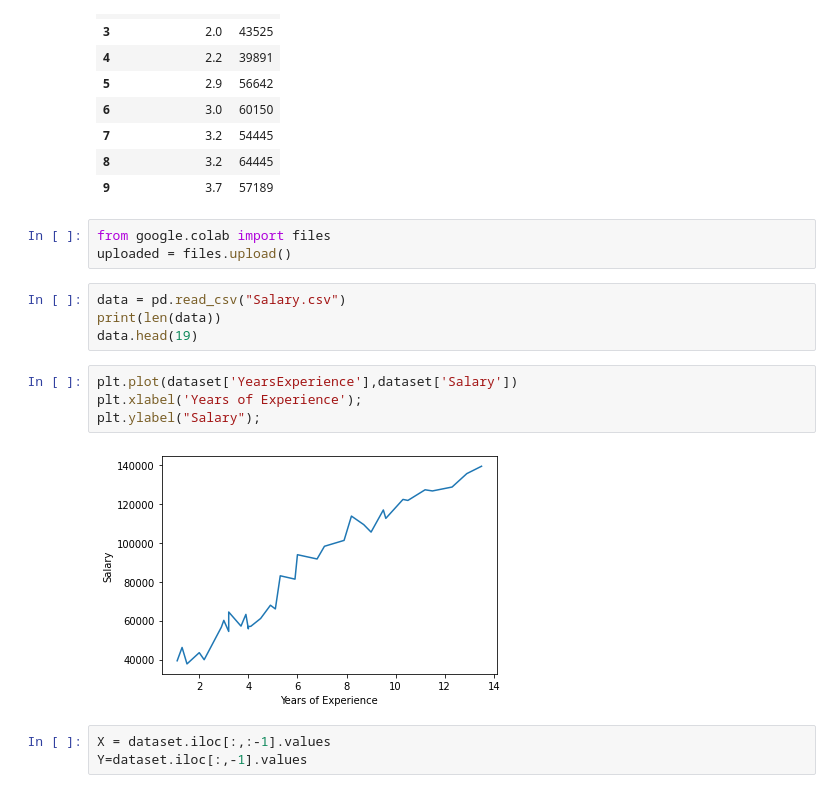
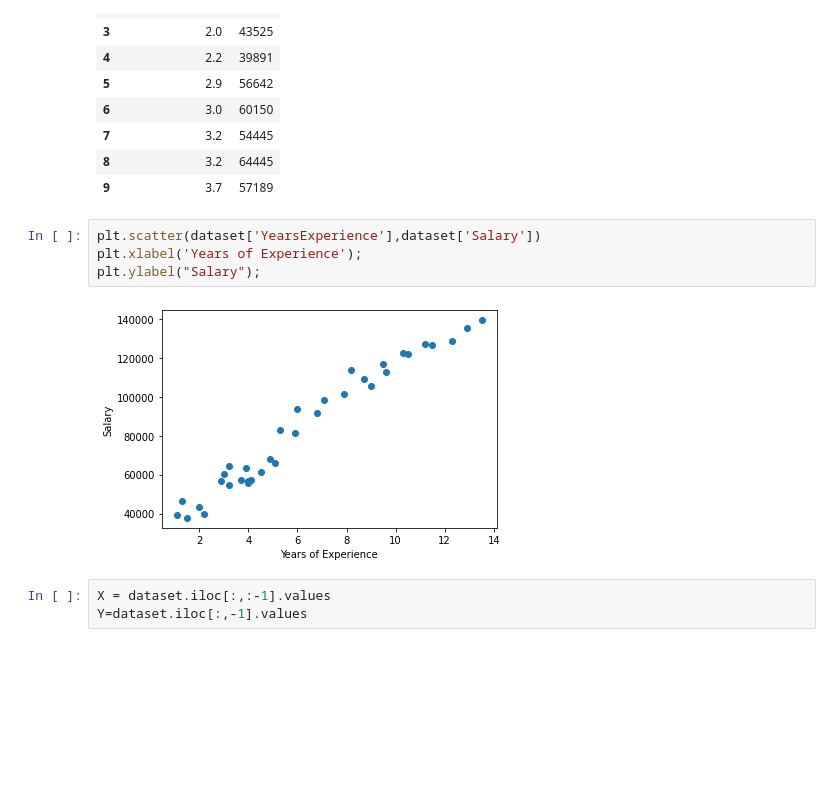
Before and after one commit to Bolla-kaseeswari00/Bolla-kaseeswari00, a Jupyter notebook: SALARYPREDICTION.ipynb, the cells around one changed output. Saved outputs shown, nothing was run; the diff lists cells and outputs as text; blank space fills up the shorter version.

```diff
--- a/SALARYPREDICTION.ipynb
+++ b/SALARYPREDICTION.ipynb
@@ -42,19 +42,12 @@ dataset.head(10)
 | 7 | 3.2 | 54445 |
 | 8 | 3.2 | 64445 |
 | 9 | 3.7 | 57189 |
-# %%
-from google.colab import files
-uploaded = files.upload()
-# %%
-data = pd.read_csv("Salary.csv")
-print(len(data))
-data.head(19)
 # %%
-plt.plot(dataset['YearsExperience'],dataset['Salary'])
+plt.scatter(dataset['YearsExperience'],dataset['Salary'])
 plt.xlabel('Years of Experience');
 plt.ylabel("Salary");
 # %% [output]
-[figure, old version]
+[figure, new version]
 # %%
 X = dataset.iloc[:,:-1].values
 Y=dataset.iloc[:,-1].values
```
Also changed, not shown: parts of 19 cells of this notebook.
